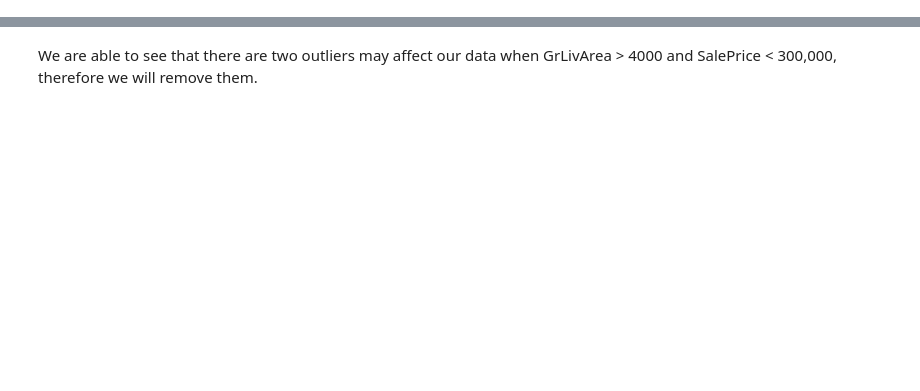
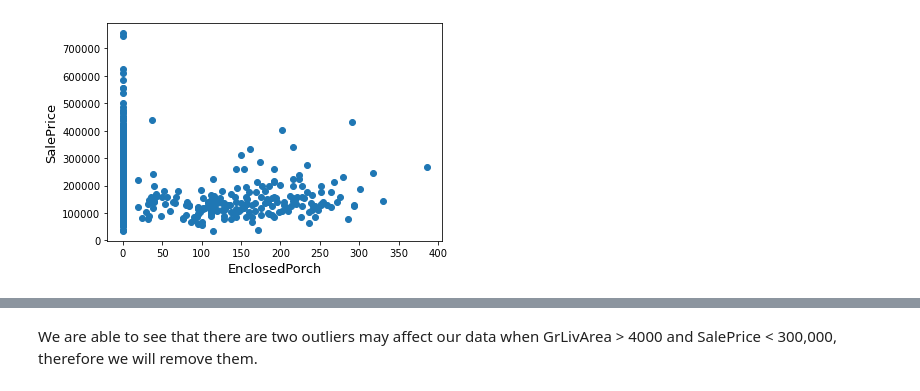
Before and after one commit to shy1213/House_Price, a Jupyter notebook: House_Price.ipynb, the cells around one changed output, grey strips where cells are left out. Drawn from its saved outputs; the diff is of its cells as text; code cells hidden in the pictures; blank space fills up the shorter version.

```diff
--- a/House_Price.ipynb
+++ b/House_Price.ipynb
@@ -21,3 +51,11 @@ test_data = pd.read_csv('./test.csv', delimiter = ',')
+# %%
+fig, ax = plt.subplots()
+ax.scatter(x = house['EnclosedPorch'], y = house['SalePrice'])
+plt.ylabel('SalePrice', fontsize=13)
+plt.xlabel('EnclosedPorch', fontsize=13)
+plt.show()
+# %% [output]
+[figure, added]
 # %%
 fig, ax = plt.subplots()
 ax.scatter(x = house['GrLivArea'], y = house['SalePrice'])
```
Also changed, not shown: parts of 21 cells of this notebook, 1 other file.
